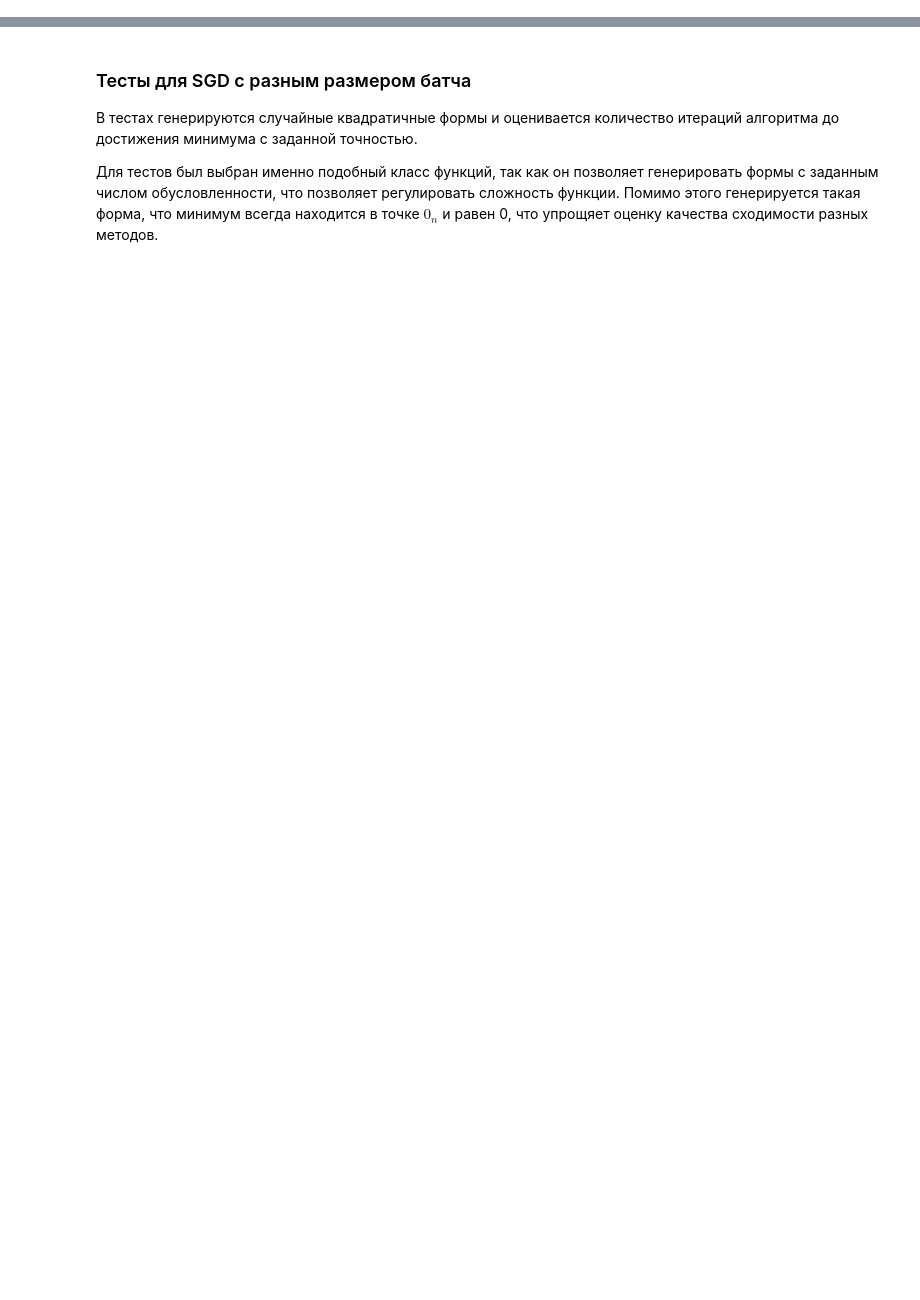
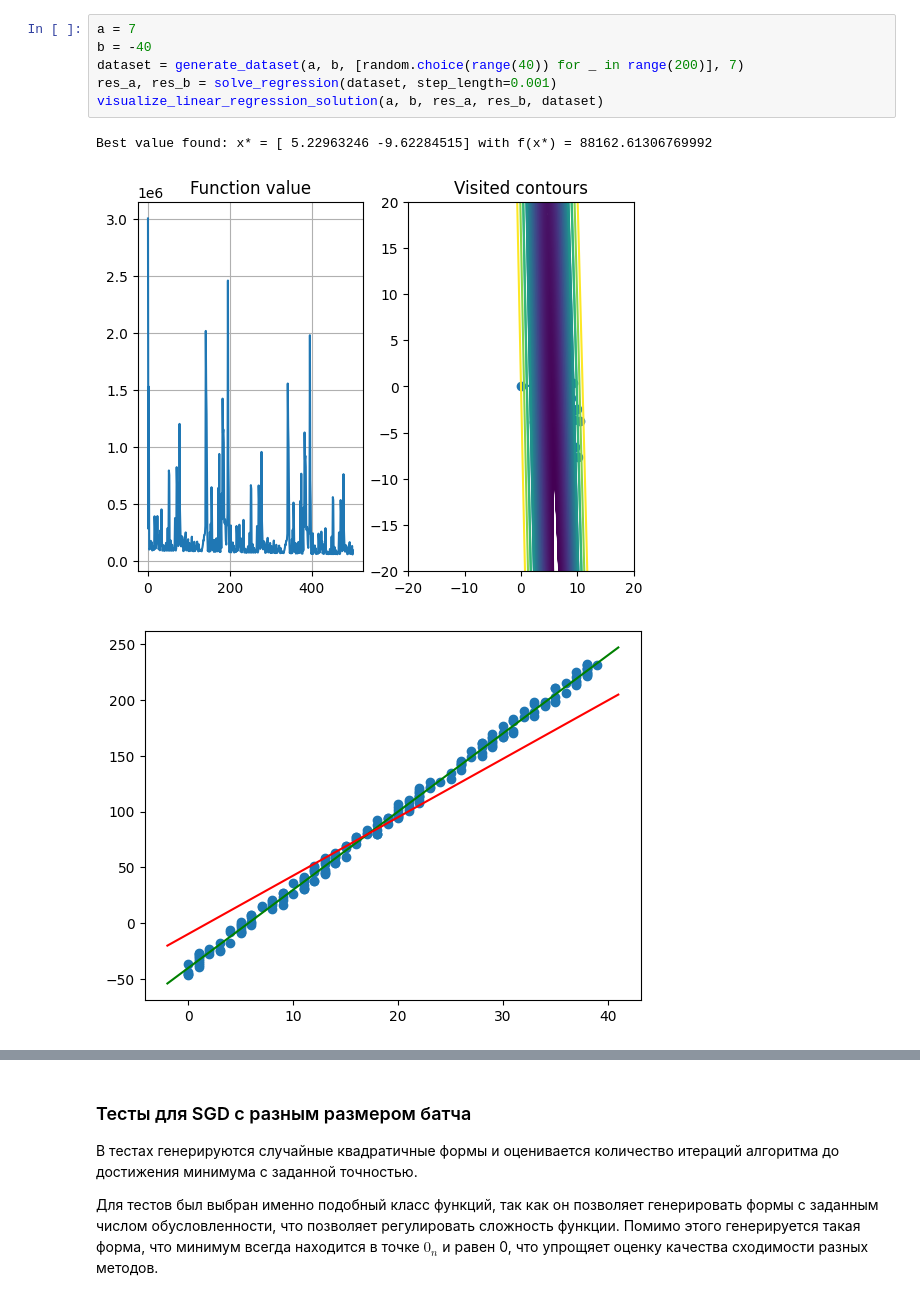
Before and after one commit to spanish-inquisition-optimization/GradientDescentModifications, a Jupyter notebook: part_1-2.ipynb, the cells around one changed output, grey strips where cells are left out. Saved outputs shown, nothing was run; the diff lists cells and outputs as text; blank space fills up the shorter version.

```diff
--- a/part_1-2.ipynb
+++ b/part_1-2.ipynb
@@ -10,0 +72,10 @@ The autoreload extension is already loaded. To reload it, use:
+# %%
+a = 7
+b = -40
+dataset = generate_dataset(a, b, [random.choice(range(40)) for _ in range(200)], 7)
+res_a, res_b = solve_regression(dataset, step_length=0.001)
+visualize_linear_regression_solution(a, b, res_a, res_b, dataset)
+# %% [output]
+Best value found: x* = [ 5.22963246 -9.62284515] with f(x*) = 88162.61306769992
+[figure, added]
+[figure, added]
```
Also changed, not shown: parts of 13 cells of this notebook, 2 other files.
